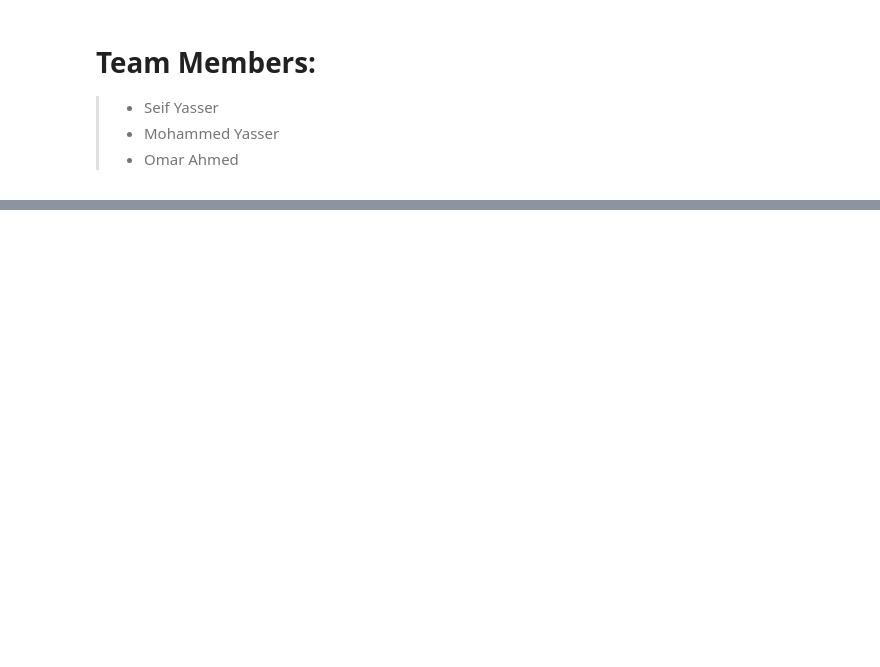
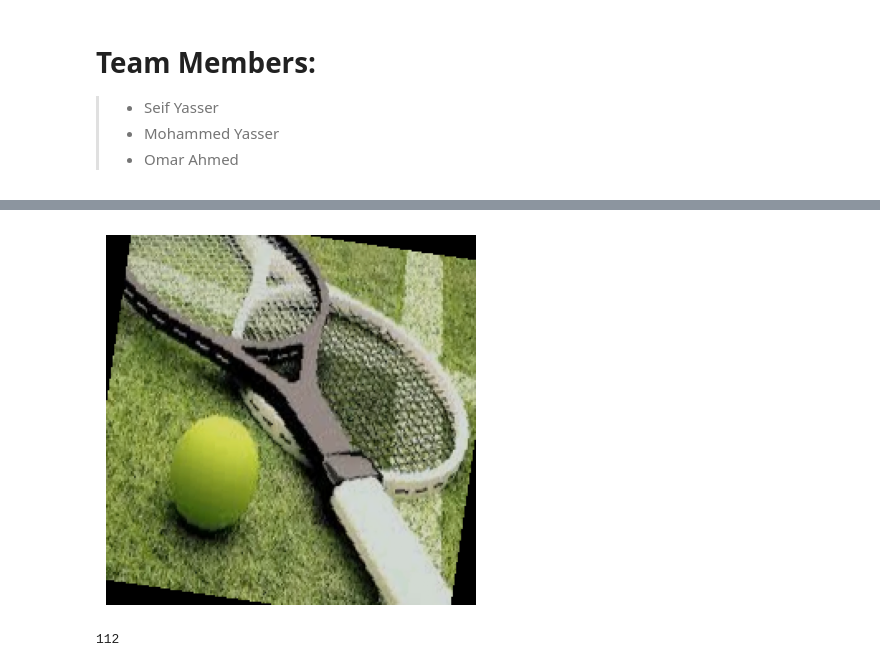
Before and after one commit to Seif-Yasser-Ahmed/Sports-Image-Classification, a Jupyter notebook: notebooks/main.ipynb, the cells around one changed output, grey strips where cells are left out. Saved outputs shown, nothing was run; the diff lists cells and outputs as text; code cells hidden in the pictures; blank space fills up the shorter version.

```diff
--- a/notebooks/main.ipynb
+++ b/notebooks/main.ipynb
@@ -47,0 +194,23 @@ test_dataset = Dataset(csv_file=csv_path, file_path=dataset_path, split='test',
+# %%
+def show_tensor_images(image_tensor):
+    # Detach tensor and ensure it's on CPU, then take the first image if batch exists
+    img = image_tensor.detach().cpu()
+
+    # If the image has a single channel, treat it as grayscale
+    if img.dim() == 2 or img.shape[0] == 1:
+        plt.imshow(img.squeeze(), cmap='gray')
+    else:
+        # If image is normalized (using the usual ImageNet means and stds), de-normalize it
+        mean = torch.tensor([0.485, 0.456, 0.406]).view(3, 1, 1)
+        std = torch.tensor([0.229, 0.224, 0.225]).view(3, 1, 1)
+        img = img * std + mean
+        img = img.clamp(0, 1)
+        # Convert tensor (C, H, W) → (H, W, C) for RGB plotting
+        plt.imshow(img.permute(1, 2, 0))
+
+    plt.axis("off")
+    plt.show()
+# %%
+show_tensor_images(train_loader.dataset[5][0])
+# %% [output]
+[figure, added]
@@ -47,0 +241,4 @@ test_dataset = Dataset(csv_file=csv_path, file_path=dataset_path, split='test',
+# %%
+calc_ouput_size(224, 4, 2, 1)
+# %% [output]
+112
```
Also changed, not shown: parts of 36 cells of this notebook, 13 other files.
